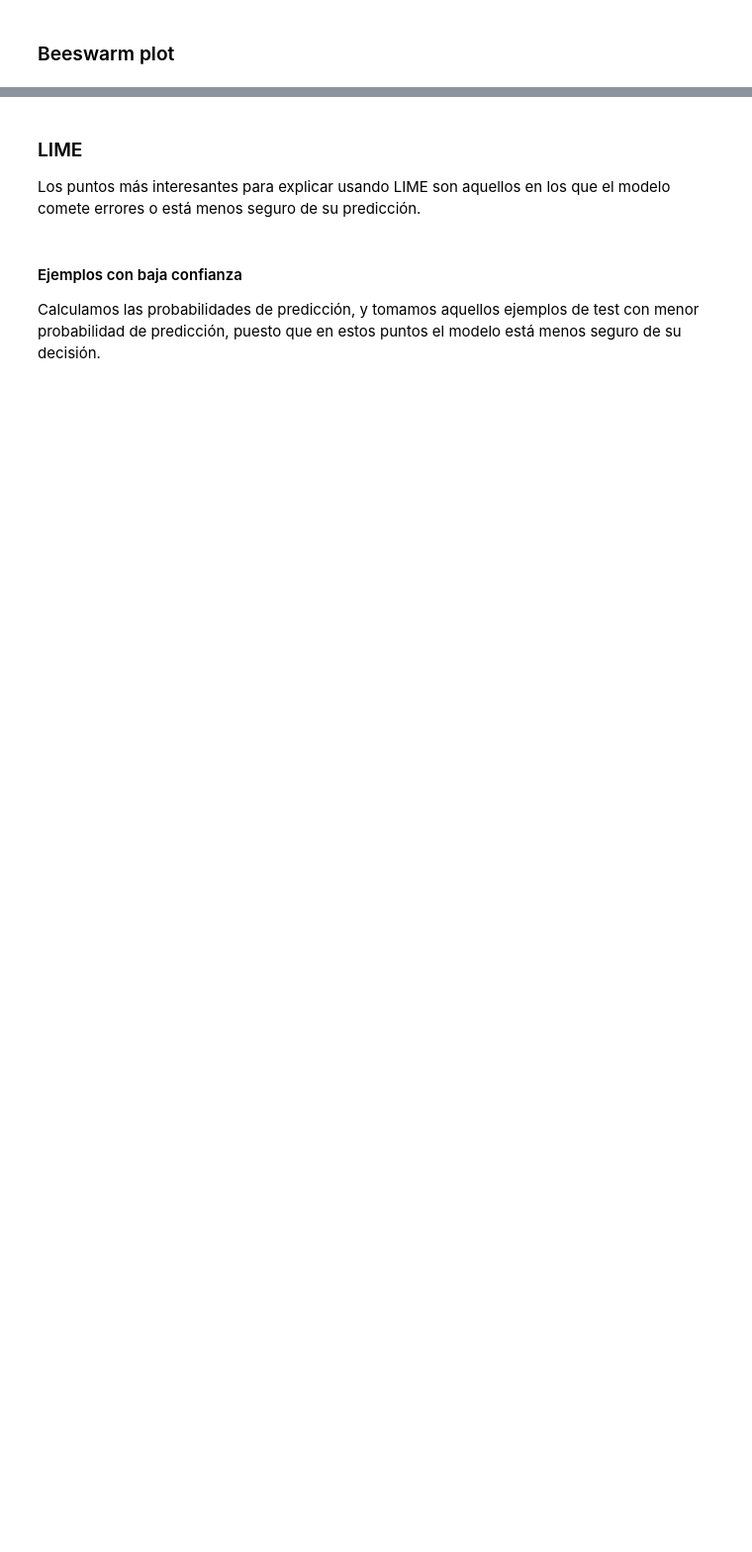
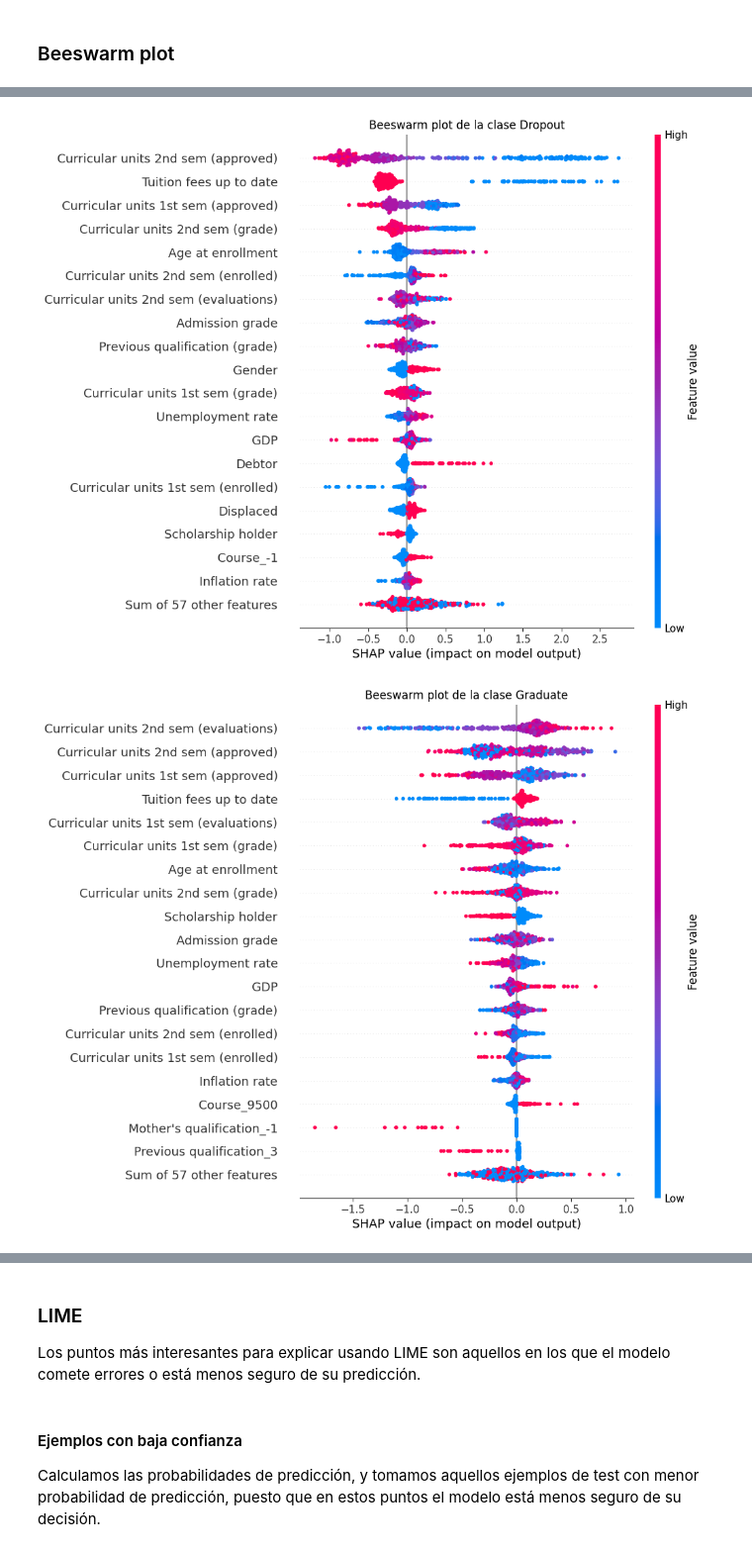
Before and after one commit to JMGO-coding/MLX_academic_performance, a Jupyter notebook: src/xgboost.ipynb, the cells around one changed output, grey strips where cells are left out. Shown at 99% size. Saved outputs shown, nothing was run; the diff lists cells and outputs as text; code cells hidden in the pictures; blank space fills up the shorter version.

```diff
--- a/src/xgboost.ipynb
+++ b/src/xgboost.ipynb
@@ -717,0 +764,8 @@ shap.plots.beeswarm(shap_explanation[:, :, 0], max_display=20)
+# %%
+for i, name in enumerate(target_names):
+    shap.plots.beeswarm(shap_explanation[:, :, i], max_display=20, show = False)
+    plt.title(f"Beeswarm plot de la clase {name}")
+    plt.show()
+# %% [output]
+[figure, added]
+[figure, added]
```
Also changed, not shown: parts of 17 cells of this notebook.
